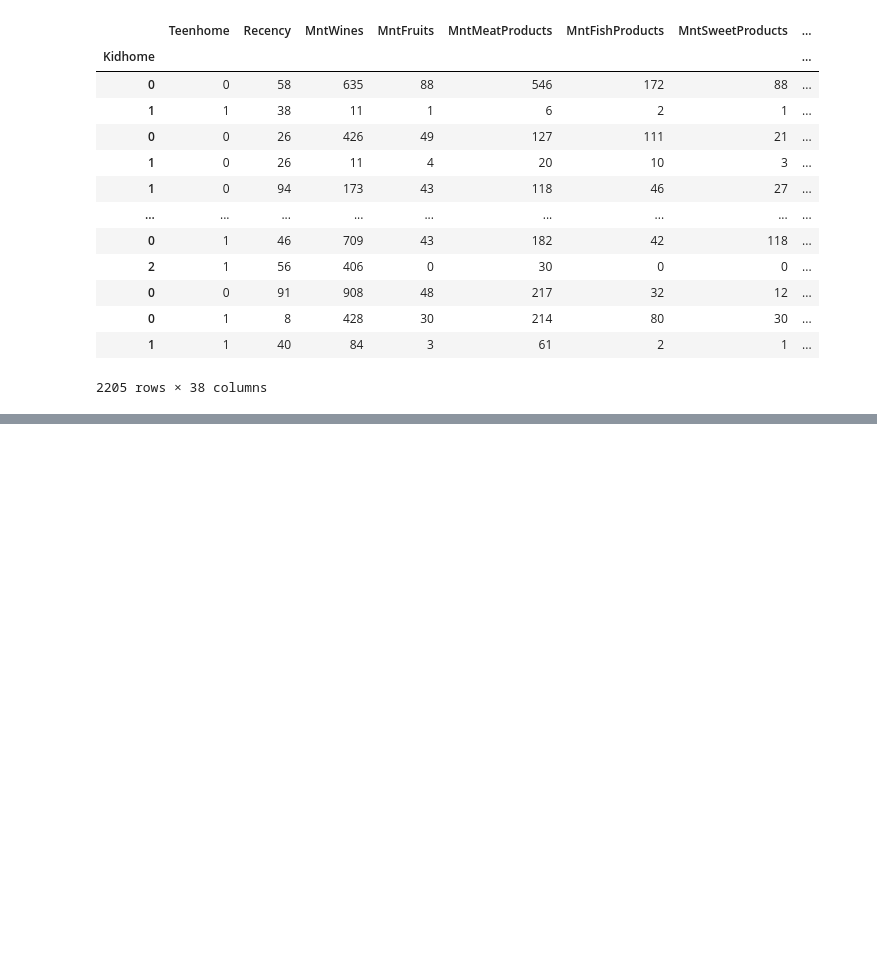
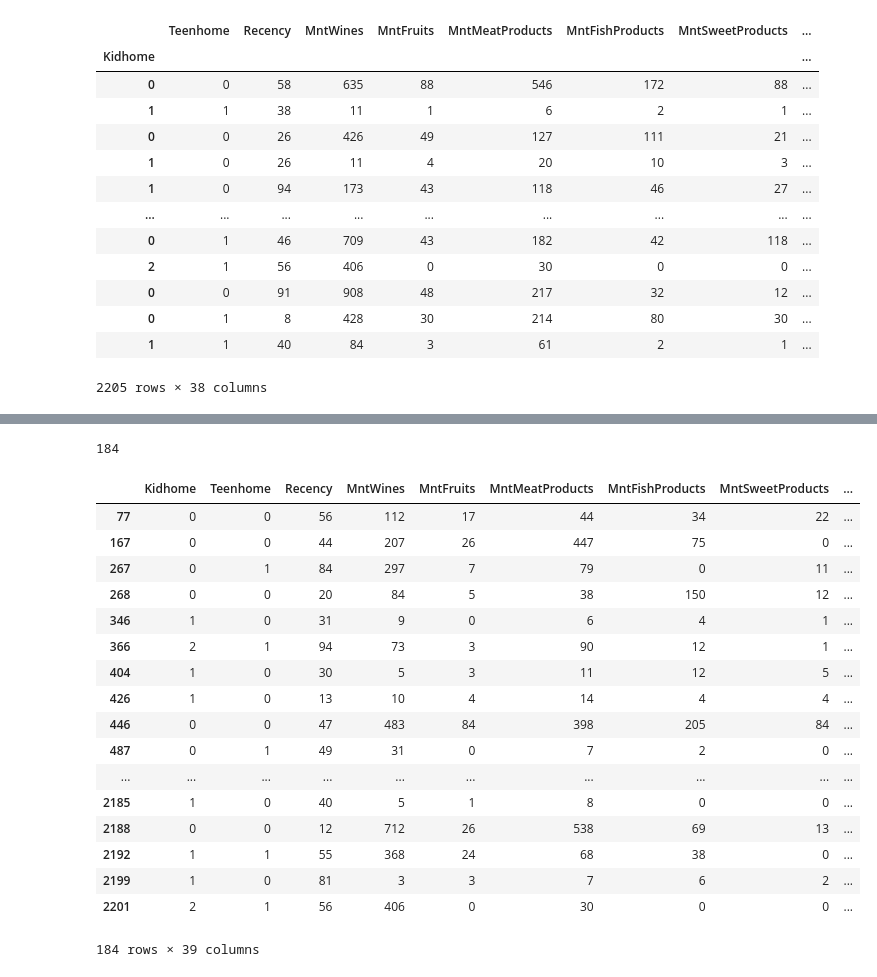
Before and after one commit to Cathy395/UCDPA_CaitrionaLambert, a Jupyter notebook: UCDPA_CaitrionaLambert.ipynb, the cells around one changed output, grey strips where cells are left out. Cells and saved outputs as stored; diff of their text form; code cells hidden in the pictures; blank space fills up the shorter version.

```diff
--- a/UCDPA_CaitrionaLambert.ipynb
+++ b/UCDPA_CaitrionaLambert.ipynb
@@ -123,0 +90,29 @@ pd.merge_asof(dataset.sort_values("Income"), new_jobs.sort_values("Income"), lef
+# %%
+#Checking for Duplicates
+
+Marketing_analytics.duplicated().sum()
+# %% [output]
+184
+# %%
+#Showing Duplicated Rows
+
+Marketing_analytics.loc[Marketing_analytics.duplicated(), :]
+# %% [output]
+|  | Kidhome | Teenhome | Recency | MntWines | MntFruits | MntMeatProducts | MntFishProducts | MntSweetProducts | ... |
+| 77 | 0 | 0 | 56 | 112 | 17 | 44 | 34 | 22 | ... |
+| 167 | 0 | 0 | 44 | 207 | 26 | 447 | 75 | 0 | ... |
+| 267 | 0 | 1 | 84 | 297 | 7 | 79 | 0 | 11 | ... |
+| 268 | 0 | 0 | 20 | 84 | 5 | 38 | 150 | 12 | ... |
+| 346 | 1 | 0 | 31 | 9 | 0 | 6 | 4 | 1 | ... |
+| 366 | 2 | 1 | 94 | 73 | 3 | 90 | 12 | 1 | ... |
+| 404 | 1 | 0 | 30 | 5 | 3 | 11 | 12 | 5 | ... |
+| 426 | 1 | 0 | 13 | 10 | 4 | 14 | 4 | 4 | ... |
+| 446 | 0 | 0 | 47 | 483 | 84 | 398 | 205 | 84 | ... |
+| 487 | 0 | 1 | 49 | 31 | 0 | 7 | 2 | 0 | ... |
+| ... | ... | ... | ... | ... | ... | ... | ... | ... | ... |
+| 2185 | 1 | 0 | 40 | 5 | 1 | 8 | 0 | 0 | ... |
+| 2188 | 0 | 0 | 12 | 712 | 26 | 538 | 69 | 13 | ... |
+| 2192 | 1 | 1 | 55 | 368 | 24 | 68 | 38 | 0 | ... |
+| 2199 | 1 | 0 | 81 | 3 | 3 | 7 | 6 | 2 | ... |
+| 2201 | 2 | 1 | 56 | 406 | 0 | 30 | 0 | 0 | ... |
+184 rows × 39 columns
```
Also changed, not shown: parts of 9 cells of this notebook.
